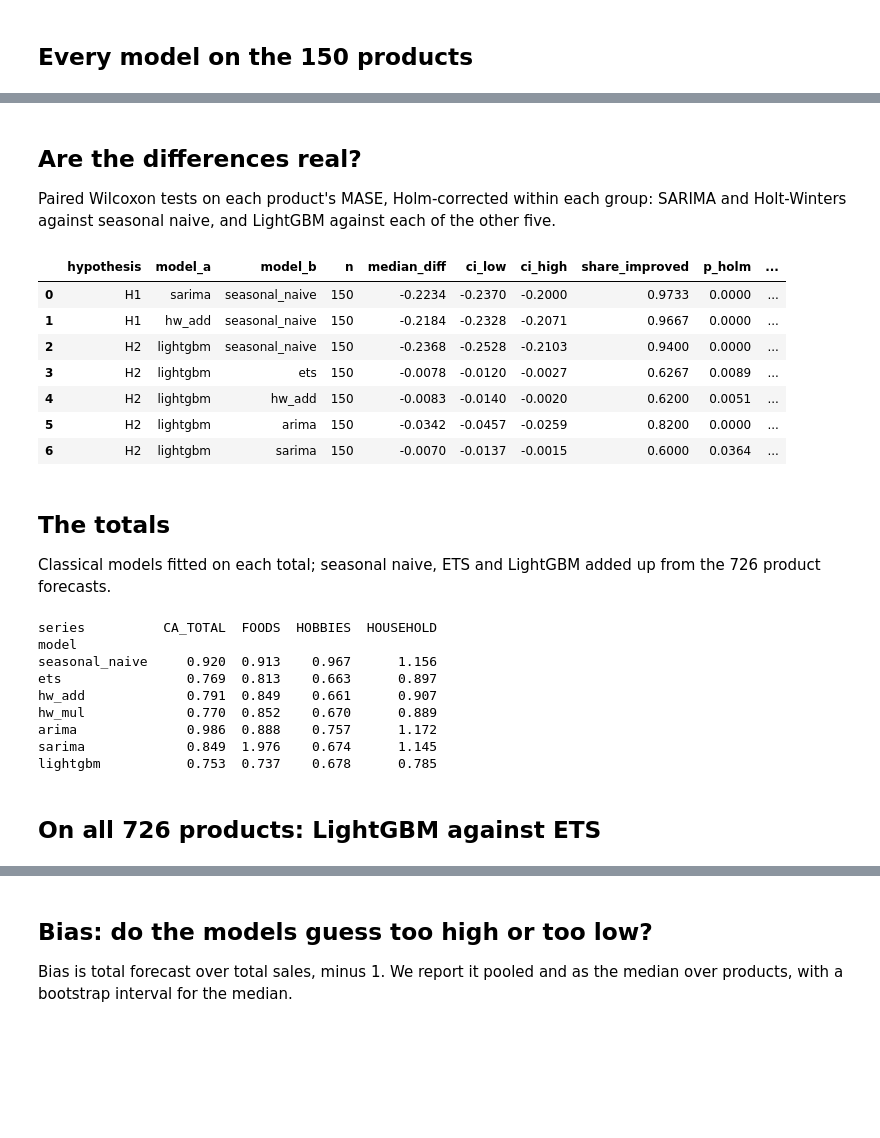
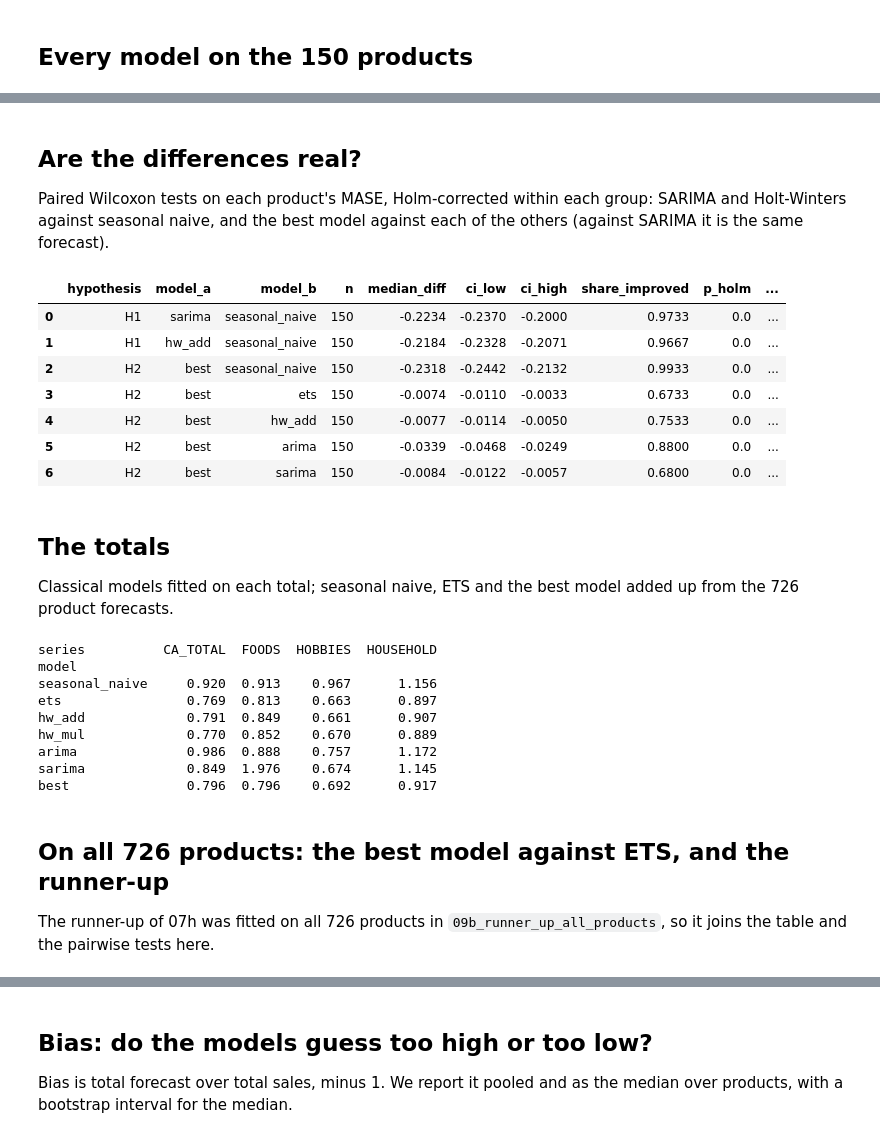
Before and after one commit to anushka-saini/sku-demand-forecasting, a Jupyter notebook: notebooks/10_model_comparison.ipynb, the cells around one changed output, grey strips where cells are left out. Drawn from its saved outputs; the diff is of its cells as text; code cells hidden in the pictures; blank space fills up the shorter version.

```diff
--- a/notebooks/10_model_comparison.ipynb
+++ b/notebooks/10_model_comparison.ipynb
@@ -10,13 +12,15 @@ differences are real, look at bias, and then look for the places where the simpl
 # %%
 import sys, json, warnings
 sys.path.append("../src")
+from config import BEST_NAME
+BEST_SHORT = BEST_NAME.split(" (")[0]      # the best time-series model from 07h, stored as 'best'
 warnings.filterwarnings("ignore")
 
 import numpy as np
 import pandas as pd
 import matplotlib.pyplot as plt
 
-from config import ROOT, INTERIM, PROCESSED, TABLES, FIGS, CHECKPOINTS, SEED, CATEGORIES, EVAL_ORIGINS, FIG_STYLE, NAMES, COLORS
+from config import ROOT, INTERIM, PROCESSED, TABLES, FIGS, CHECKPOINTS, SEED, CATEGORIES, ORIGINS, EVAL_ORIGINS, FIG_STYLE, NAMES, COLORS
 from metrics import all_errors, mase_scale, paired_test
 from evaluation import METRICS, score, summarise, paired_family
 
@@ -35,5 +39,15 @@ classical_fc = pd.concat(parts, ignore_index=True)
 totals = {cat: long_df[long_df["category"] == cat].groupby("date")["sales"].sum() for cat in CATEGORIES}
 totals["CA_TOTAL"] = long_df.groupby("date")["sales"].sum()
 agg_fc = pd.concat([pd.read_parquet(ck / f"_agg_{k}.parquet").assign(item_id=f"_agg_{k}") for k in totals], ignore_index=True)
-print(f"{len(classical_fc):,} classical rows on the sample, {len(saved):,} rows in the full forecast file")
+
+# the time-series models of 07c to 07h. Their SARIMA, ARIMA and seasonal naive are the 07a forecasts, so they are not
+# added twice; their ETS is the Box-Cox version tuned in 07d, kept apart from the 07a ETS.
+TS = {"ets": "ets_boxcox", "sarimax": "sarimax", "theta": "theta", "prophet": "prophet", "autots": "autots",
+      "combination": "combination", "combination_weighted": "combination_weighted",
+      "ar": "ar", "ma": "ma", "arma": "arma", "arimax": "arimax"}
+ts_fc = pd.read_parquet(TABLES / "ts_forecasts.parquet", columns=["item_id", "origin", "date", "model", "forecast"],
+                        filters=[("model", "in", list(TS))])
+ts_fc = ts_fc[ts_fc["origin"].isin(ORIGINS)].assign(model=lambda d: d["model"].map(TS))
+print(f"{len(classical_fc):,} classical rows on the sample, {len(ts_fc):,} time-series rows, "
+      f"{len(saved):,} rows in the full forecast file")
 # %% [output]
@@ -42,8 +56,8 @@ print(f"{len(classical_fc):,} classical rows on the sample, {len(saved):,} rows
 ## Every model on the 150 products
 # %%
 reuse = saved[saved["item_id"].isin(sample["item_id"]) & (saved["variant"] == "static")
-              & saved["model"].isin(["seasonal_naive", "ets", "lightgbm"])][["item_id", "origin", "date", "model", "forecast"]]
-fc = pd.concat([classical_fc[["item_id", "origin", "date", "model", "forecast"]], reuse], ignore_index=True)
+              & saved["model"].isin(["seasonal_naive", "ets", "best"])][["item_id", "origin", "date", "model", "forecast"]]
+fc = pd.concat([classical_fc[["item_id", "origin", "date", "model", "forecast"]], reuse, ts_fc], ignore_index=True)
 fc = fc.merge(long_df[["item_id", "date", "sales"]].rename(columns={"sales": "actual"}), on=["item_id", "date"])
 fc = fc.merge(sample[["item_id", "category"]], on="item_id")
 fc.to_parquet(TABLES / "comparison_forecasts.parquet", index=False)
@@ -53,10 +67,12 @@ m = score(fc, scales).merge(sample, on="item_id")
 m.to_csv(TABLES / "comparison_metrics_item_origin.csv", index=False)
 written.append(TABLES / "comparison_metrics_item_origin.csv")
 
-ORDER = ["seasonal_naive", "ets", "hw_add", "hw_mul", "arima", "sarima", "lightgbm"]
+ORDER = ["seasonal_naive", "ets", "hw_add", "hw_mul", "arima", "sarima", "best"]
+TS_ORDER = list(TS.values())
+CONTENDERS = ["seasonal_naive", "ets_boxcox", "sarima", "sarimax", "theta", "prophet", "autots", "combination"]   # 07h's eight
 ev = m[m["origin"].isin(EVAL_ORIGINS)]
 per_item = ev.groupby(["item_id", "category", "break_item", "model"], as_index=False)[METRICS + ["mape_excluded"]].mean()
-summary = summarise(per_item, ORDER, CATEGORIES)
+summary = summarise(per_item, ORDER + TS_ORDER, CATEGORIES)
 summary.to_csv(TABLES / "comparison_metrics_summary.csv", index=False)
 written.append(TABLES / "comparison_metrics_summary.csv")
 show = summary[summary["category"] == "ALL"].set_index("model").loc[ORDER]
@@ -88,30 +138,31 @@ lightgbm        0.747  0.754    0.772      0.732
 ## Are the differences real?
 
 Paired Wilcoxon tests on each product's MASE, Holm-corrected within each group: SARIMA and Holt-Winters against
-seasonal naive, and LightGBM against each of the other five.
+seasonal naive, and the best model against each of the others (against SARIMA it is the same forecast).
 # %%
 wide = per_item.pivot(index="item_id", columns="model", values="mase")
 tests = pd.DataFrame(paired_family(wide, [("sarima", "seasonal_naive"), ("hw_add", "seasonal_naive")], "H1", seed=SEED)
-                     + paired_family(wide, [("lightgbm", x) for x in ["seasonal_naive", "ets", "hw_add", "arima", "sarima"]], "H2", seed=SEED))
+                     + paired_family(wide, [("best", x) for x in ["seasonal_naive", "ets", "hw_add", "arima", "sarima"]], "H2", seed=SEED))
 tests.to_csv(TABLES / "comparison_tests.csv", index=False)
 written.append(TABLES / "comparison_tests.csv")
 tests[["hypothesis", "model_a", "model_b", "n", "median_diff", "ci_low", "ci_high", "share_improved", "p_holm", "a_better"]].round(4)
 # %% [output]
 |  | hypothesis | model_a | model_b | n | median_diff | ci_low | ci_high | share_improved | p_holm | ... |
-| 0 | H1 | sarima | seasonal_naive | 150 | -0.2234 | -0.2370 | -0.2000 | 0.9733 | 0.0000 | ... |
-| 1 | H1 | hw_add | seasonal_naive | 150 | -0.2184 | -0.2328 | -0.2071 | 0.9667 | 0.0000 | ... |
-| 2 | H2 | lightgbm | seasonal_naive | 150 | -0.2368 | -0.2528 | -0.2103 | 0.9400 | 0.0000 | ... |
-| 3 | H2 | lightgbm | ets | 150 | -0.0078 | -0.0120 | -0.0027 | 0.6267 | 0.0089 | ... |
-| 4 | H2 | lightgbm | hw_add | 150 | -0.0083 | -0.0140 | -0.0020 | 0.6200 | 0.0051 | ... |
-| 5 | H2 | lightgbm | arima | 150 | -0.0342 | -0.0457 | -0.0259 | 0.8200 | 0.0000 | ... |
-| 6 | H2 | lightgbm | sarima | 150 | -0.0070 | -0.0137 | -0.0015 | 0.6000 | 0.0364 | ... |
+| 0 | H1 | sarima | seasonal_naive | 150 | -0.2234 | -0.2370 | -0.2000 | 0.9733 | 0.0 | ... |
+| 1 | H1 | hw_add | seasonal_naive | 150 | -0.2184 | -0.2328 | -0.2071 | 0.9667 | 0.0 | ... |
+| 2 | H2 | best | seasonal_naive | 150 | -0.2318 | -0.2442 | -0.2132 | 0.9933 | 0.0 | ... |
+| 3 | H2 | best | ets | 150 | -0.0074 | -0.0110 | -0.0033 | 0.6733 | 0.0 | ... |
+| 4 | H2 | best | hw_add | 150 | -0.0077 | -0.0114 | -0.0050 | 0.7533 | 0.0 | ... |
+| 5 | H2 | best | arima | 150 | -0.0339 | -0.0468 | -0.0249 | 0.8800 | 0.0 | ... |
+| 6 | H2 | best | sarima | 150 | -0.0084 | -0.0122 | -0.0057 | 0.6800 | 0.0 | ... |
 # %% [markdown]
 ## The totals
 
-Classical models fitted on each total; seasonal naive, ETS and LightGBM added up from the 726 product forecasts.
+Classical models fitted on each total; seasonal naive, ETS and the best model added up from the 726 product
+forecasts.
 # %%
 agg_rows = []
-bottom_up = saved[(saved["variant"] == "static") & saved["model"].isin(["seasonal_naive", "ets", "lightgbm"])].copy()
+bottom_up = saved[(saved["variant"] == "static") & saved["model"].isin(["seasonal_naive", "ets", "best"])].copy()
 bottom_up["category"] = bottom_up["item_id"].str.split("_").str[0]
 for name, s in totals.items():
     mine = agg_fc[agg_fc["item_id"] == f"_agg_{name}"]
@@ -138,9 +189,12 @@ hw_add             0.791  0.849    0.661      0.907
 hw_mul             0.770  0.852    0.670      0.889
 arima              0.986  0.888    0.757      1.172
 sarima             0.849  1.976    0.674      1.145
-lightgbm           0.753  0.737    0.678      0.785
+best               0.796  0.796    0.692      0.917
 # %% [markdown]
-## On all 726 products: LightGBM against ETS
+## On all 726 products: the best model against ETS, and the runner-up
+
+The runner-up of 07h was fitted on all 726 products in `09b_runner_up_all_products`, so it joins the table and
+the pairwise tests here.
 # %%
 ev726 = err[err["origin"].isin(EVAL_ORIGINS) & (err["variant"] == "static")]
 im = ev726.groupby(["item_id", "category", "model"], as_index=False)["mase"].mean()
```
Also changed, not shown: parts of 12 cells of this notebook, 42 other files.
